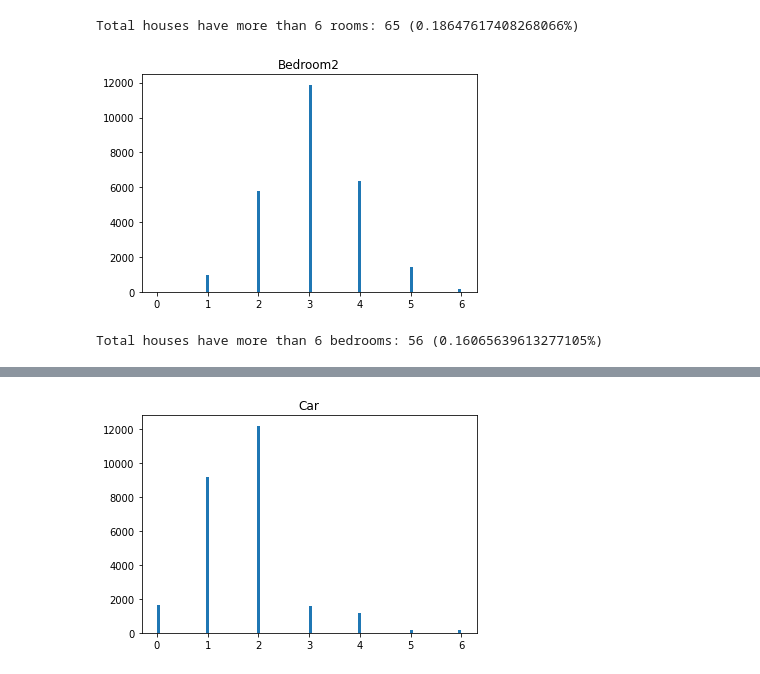
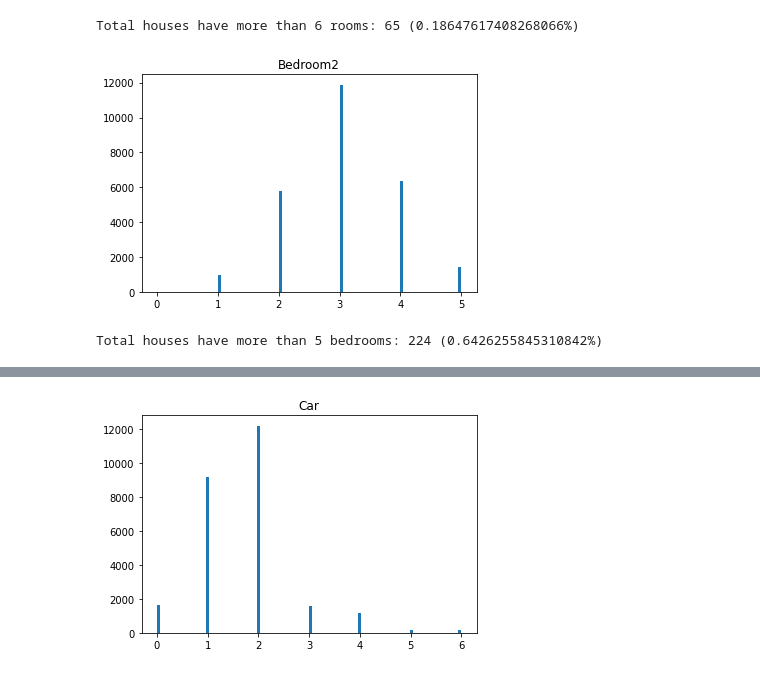
Before and after one commit to tailtq/ml-learning, a Jupyter notebook: ml-08/03_melbourne_housing_market.ipynb, the cells around one changed output, grey strips where cells are left out. Drawn from its saved outputs; the diff is of its cells as text; code cells hidden in the pictures.

```diff
--- a/ml-08/03_melbourne_housing_market.ipynb
+++ b/ml-08/03_melbourne_housing_market.ipynb
@@ -136,17 +136,17 @@ print(f"Total houses have more than {room_limit} rooms: {total_house_above_limit
 [figure]
 Total houses have more than 6 rooms: 65 (0.18647617408268066%)
 # %%
-bedroom_limit = 6
+bedroom_limit = 5
 
 plt.hist(df["Bedroom2"], 100, range=[0, bedroom_limit])
 plt.title("Bedroom2")
 plt.show()
 
 total_house_above_limit = (df["Bedroom2"] > bedroom_limit).sum()
 print(f"Total houses have more than {bedroom_limit} bedrooms: {total_house_above_limit} ({total_house_above_limit / len(df) * 100}%)")
 # %% [output]
-[figure, old version]
+[figure, new version]
-Total houses have more than 6 bedrooms: 56 (0.16065639613277105%)
+Total houses have more than 5 bedrooms: 224 (0.6426255845310842%)
 # %%
 building_area_limit = 1000
 
```
Also changed, not shown: parts of 27 cells of this notebook.
